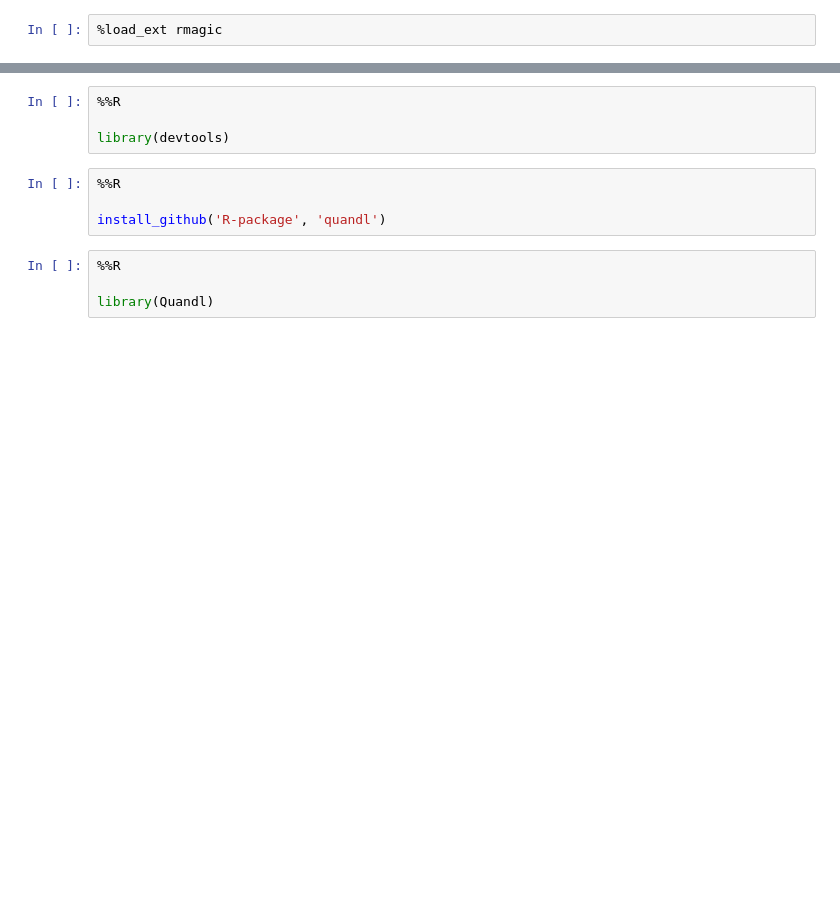
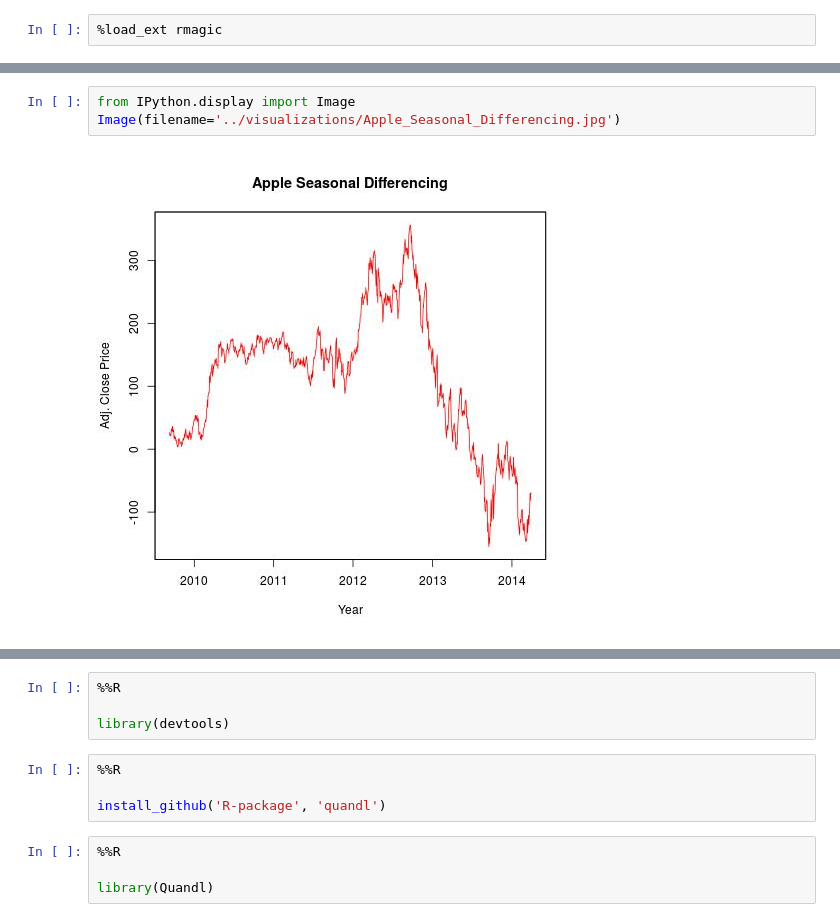
Before and after one commit to linuslin1/INNOVA, a Jupyter notebook: notebooks/NB3_data_analysis.ipynb, the cells around one changed output, grey strips where cells are left out. Cells and saved outputs as stored; diff of their text form; blank space fills up the shorter version.

```diff
--- a/notebooks/NB3_data_analysis.ipynb
+++ b/notebooks/NB3_data_analysis.ipynb
@@ -28,0 +107,5 @@ I advise you to work at least in pairs for each project notebook, as you did for
+# %%
+from IPython.display import Image
+Image(filename='../visualizations/Apple_Seasonal_Differencing.jpg')
+# %% [output]
+[figure, added]
```
Also changed, not shown: parts of 40 cells of this notebook, 15 other files.
